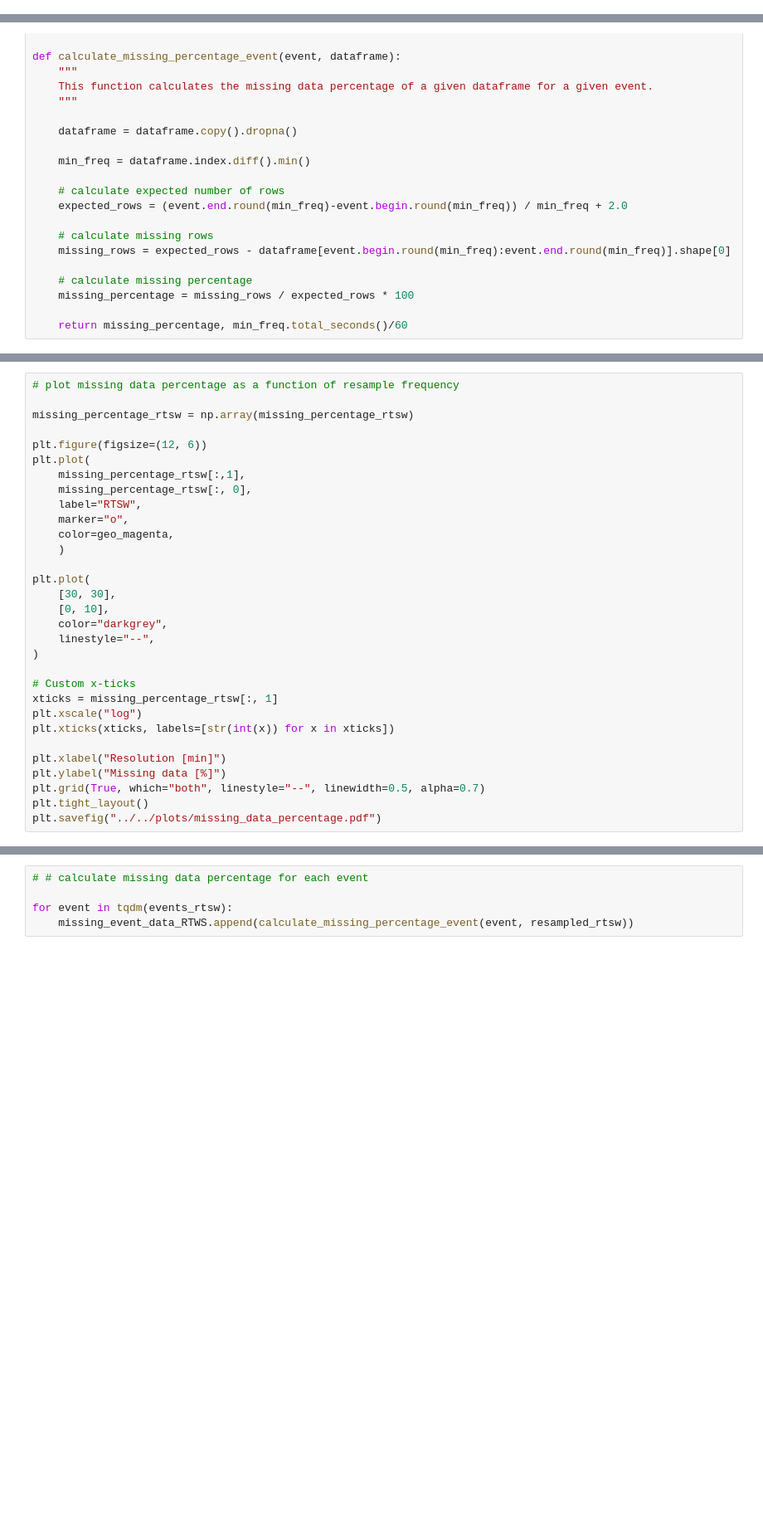
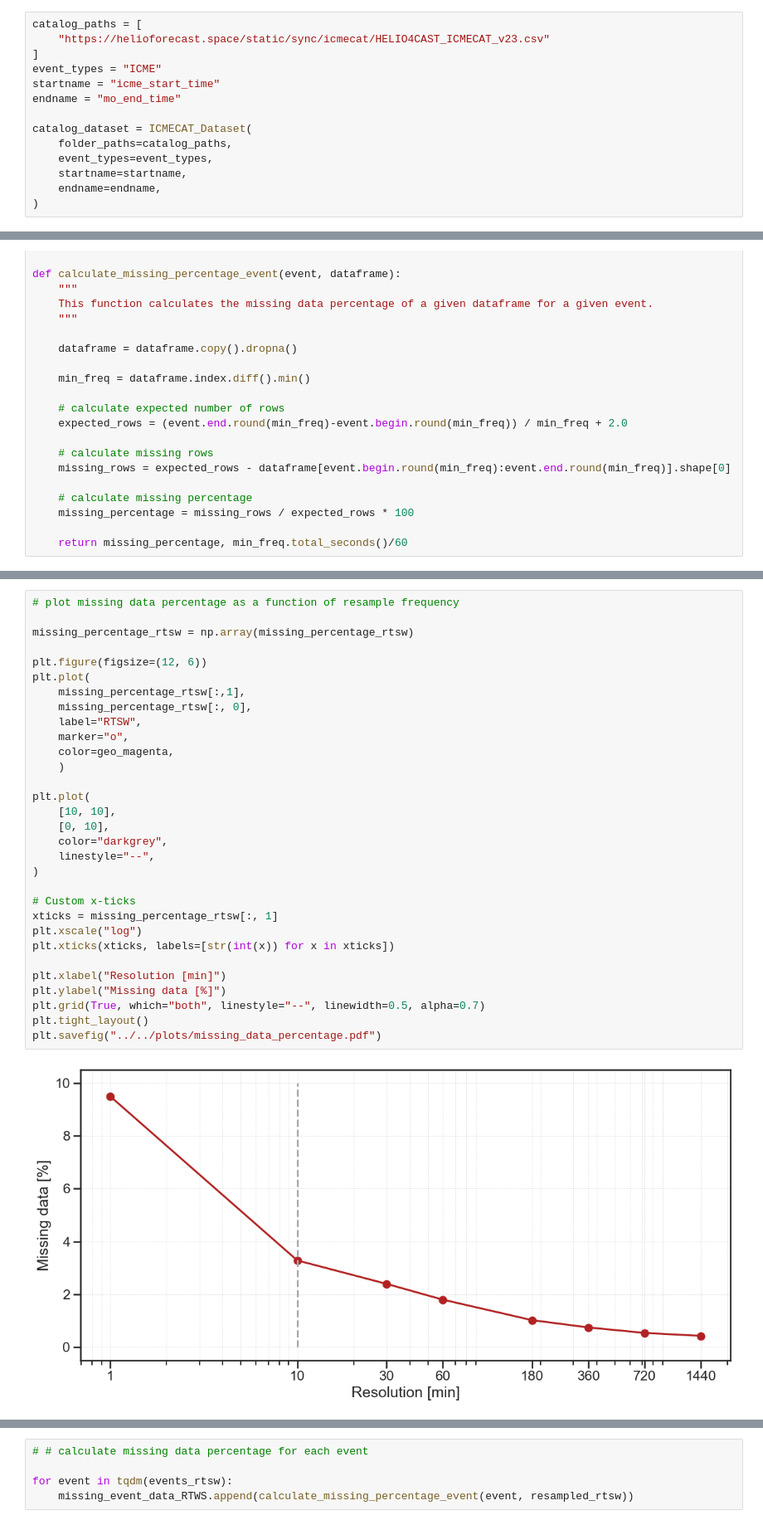
Before and after one commit to hruedisser/arcane, a Jupyter notebook: scripts/notebooks/data_analysis.ipynb, the cells around one changed output, grey strips where cells are left out. Shown at 83% size. Drawn from its saved outputs; the diff is of its cells as text; blank space fills up the shorter version.

```diff
--- a/scripts/notebooks/data_analysis.ipynb
+++ b/scripts/notebooks/data_analysis.ipynb
@@ -125,3 +110,17 @@ catalog_dataset = Nguyen_Dataset(
+# %%
+catalog_paths = [
+    "https://helioforecast.space/static/sync/icmecat/HELIO4CAST_ICMECAT_v23.csv"
+]
+event_types = "ICME"
+startname = "icme_start_time"
+endname = "mo_end_time"
+
+catalog_dataset = ICMECAT_Dataset(
+    folder_paths=catalog_paths,
+    event_types=event_types,
+    startname=startname,
+    endname=endname,
+)
 # %% [markdown]
 ### Determine the time range of the datasets
 # %%
@@ -213,34 +239,36 @@ for resample in resamples:
 # %%
 # plot missing data percentage as a function of resample frequency
 
 missing_percentage_rtsw = np.array(missing_percentage_rtsw)
 
 plt.figure(figsize=(12, 6))
 plt.plot(
     missing_percentage_rtsw[:,1],
     missing_percentage_rtsw[:, 0],
     label="RTSW",
     marker="o",
     color=geo_magenta,
     )
 
 plt.plot(
-    [30, 30],
+    [10, 10],
     [0, 10],
     color="darkgrey",
     linestyle="--",
 )
 
 # Custom x-ticks
 xticks = missing_percentage_rtsw[:, 1]
 plt.xscale("log")
 plt.xticks(xticks, labels=[str(int(x)) for x in xticks])
 
 plt.xlabel("Resolution [min]")
 plt.ylabel("Missing data [%]")
 plt.grid(True, which="both", linestyle="--", linewidth=0.5, alpha=0.7)
 plt.tight_layout()
 plt.savefig("../../plots/missing_data_percentage.pdf")
+# %% [output]
+[figure, added]
 # %%
 # resample the datasets to 30min and generate events
 
```
Also changed, not shown: parts of 23 cells of this notebook, 22 other files.
